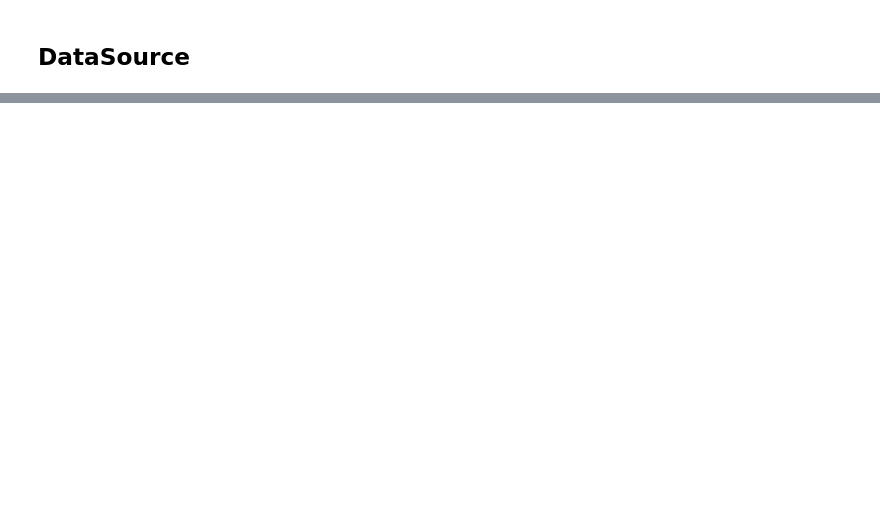
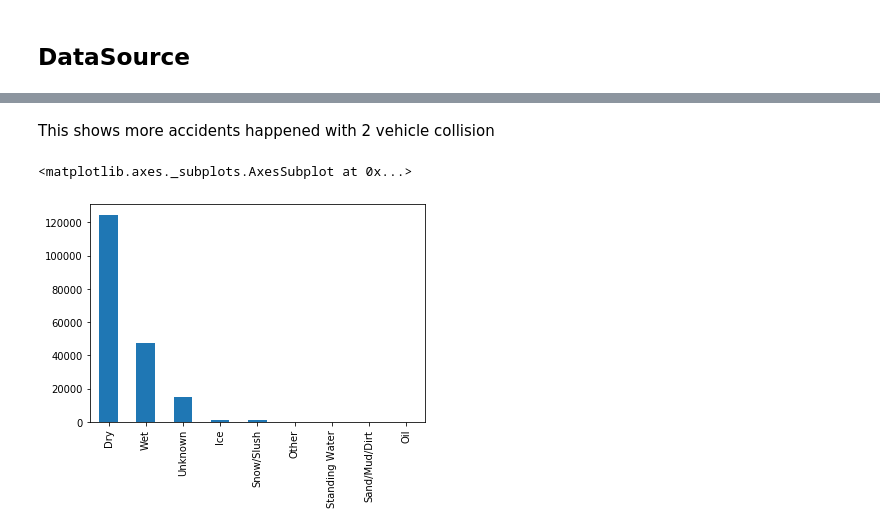
Before and after one commit to Ceemamatters/Coursera_Capstone, a Jupyter notebook: wk2.ipynb, the cells around one changed output, grey strips where cells are left out. Drawn from its saved outputs; the diff is of its cells as text; code cells hidden in the pictures; blank space fills up the shorter version.

```diff
--- a/wk2.ipynb
+++ b/wk2.ipynb
@@ -15,0 +94,7 @@ be Location, Road condition, Weather condition, Junction, Car speeding, number o
+# %% [markdown]
+This shows more accidents happened with 2 vehicle collision
+# %%
+df['ROADCOND'].value_counts().plot(kind='bar')
+# %% [output]
+<matplotlib.axes._subplots.AxesSubplot at 0x...>
+[figure, added]
```
Also changed, not shown: parts of 18 cells of this notebook.
